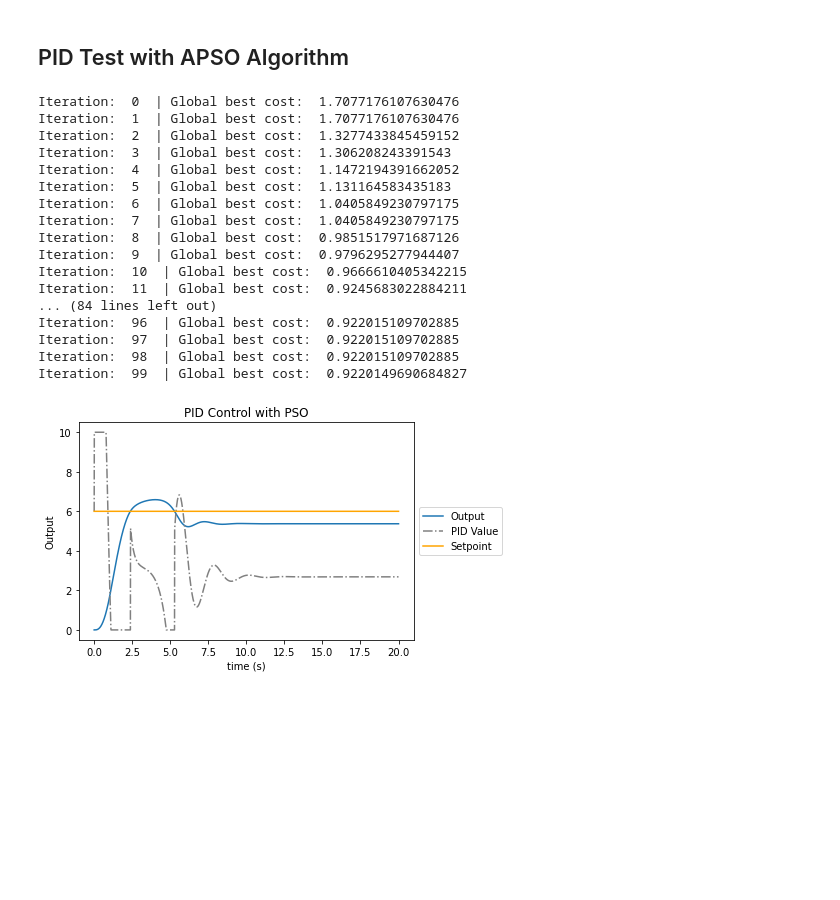
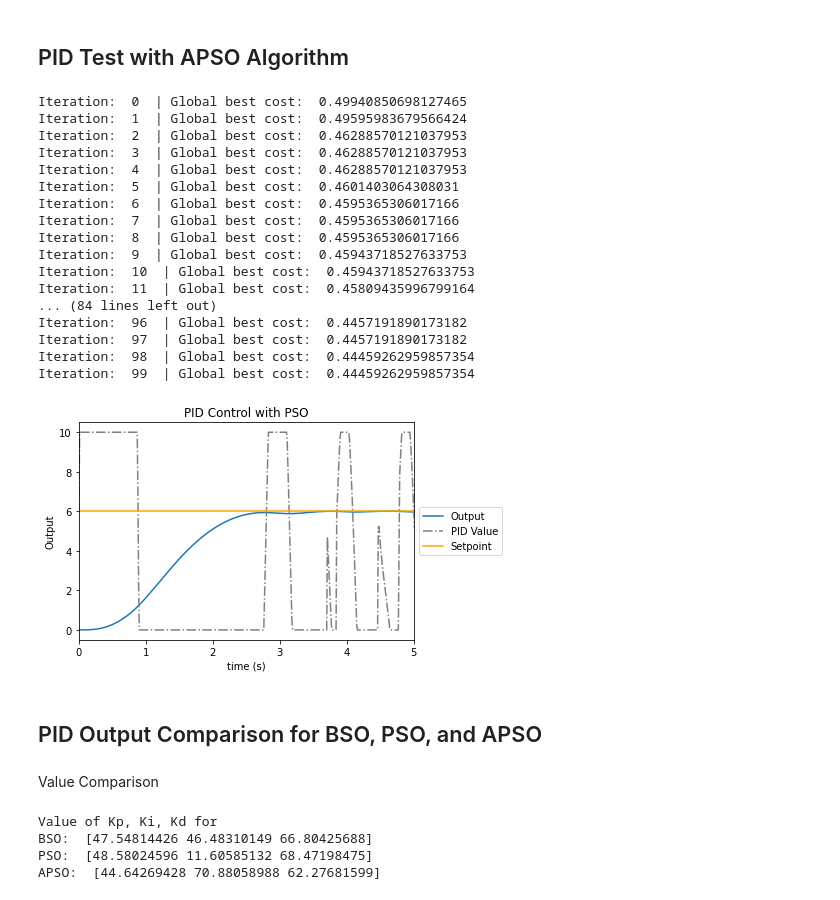
Before and after one commit to Vermillord/KP_Codes, a Jupyter notebook: KP_Notes.ipynb, the cells around one changed output. Cells and saved outputs as stored; diff of their text form; code cells hidden in the pictures; blank space fills up the shorter version.

Commit message:
compared pso, apso, bso method for pid controller

```diff
--- a/KP_Notes.ipynb
+++ b/KP_Notes.ipynb
@@ -1937,7 +1937,7 @@ plt.show()
 # %% [markdown]
 ## PID Test with APSO Algorithm
 # %%
-def APSO(costf, n_param, particles, rng, iterate_max):
+def APSO(costf, n_param, particles, lb, ub, iterate_max):
     # Define the constants
     alpha0 = 0.5
     beta = 0.3
@@ -1945,7 +1945,7 @@ def APSO(costf, n_param, particles, rng, iterate_max):
     iterate = 0
 
     # Setup the initial conditions for position and velocity arrays
-    ppos_vector = np.random.uniform(-rng, rng, (particles, n_param))
+    ppos_vector = np.random.uniform(lb, ub, (particles, n_param))
     gbest_pos = np.zeros(n_param)
     gfit_value = 1e100
 
@@ -1980,36 +1980,50 @@ def APSO(costf, n_param, particles, rng, iterate_max):
 
     return ppos_vector, gbest_pos
 # %%
-aswarm = APSO(PIDcost, 3, 25, 1.5, 100)
+aswarm = APSO(PIDcost, 3, 25, 0, 100, 100)
 # %% [output]
-Iteration:  0  | Global best cost:  1.7077176107630476
-Iteration:  1  | Global best cost:  1.7077176107630476
-Iteration:  2  | Global best cost:  1.3277433845459152
-Iteration:  3  | Global best cost:  1.306208243391543
-Iteration:  4  | Global best cost:  1.1472194391662052
-Iteration:  5  | Global best cost:  1.131164583435183
-Iteration:  6  | Global best cost:  1.0405849230797175
-Iteration:  7  | Global best cost:  1.0405849230797175
-Iteration:  8  | Global best cost:  0.9851517971687126
-Iteration:  9  | Global best cost:  0.9796295277944407
-Iteration:  10  | Global best cost:  0.9666610405342215
-Iteration:  11  | Global best cost:  0.9245683022884211
+Iteration:  0  | Global best cost:  0.49940850698127465
+Iteration:  1  | Global best cost:  0.49595983679566424
+Iteration:  2  | Global best cost:  0.46288570121037953
+Iteration:  3  | Global best cost:  0.46288570121037953
+Iteration:  4  | Global best cost:  0.46288570121037953
+Iteration:  5  | Global best cost:  0.4601403064308031
+Iteration:  6  | Global best cost:  0.4595365306017166
+Iteration:  7  | Global best cost:  0.4595365306017166
+Iteration:  8  | Global best cost:  0.4595365306017166
+Iteration:  9  | Global best cost:  0.45943718527633753
+Iteration:  10  | Global best cost:  0.45943718527633753
+Iteration:  11  | Global best cost:  0.45809435996799164
 ... (84 lines left out)
-Iteration:  96  | Global best cost:  0.922015109702885
-Iteration:  97  | Global best cost:  0.922015109702885
-Iteration:  98  | Global best cost:  0.922015109702885
-Iteration:  99  | Global best cost:  0.9220149690684827
+Iteration:  96  | Global best cost:  0.4457191890173182
+Iteration:  97  | Global best cost:  0.4457191890173182
+Iteration:  98  | Global best cost:  0.44459262959857354
+Iteration:  99  | Global best cost:  0.44459262959857354
 # %%
 t_2, y_2, PID_2, err_2, u_2 = PID_Control(aswarm[1], 0, 3)
 # %%
 plt.title("PID Control with PSO")
-#plt.xlim(0,5)
+plt.xlim(0,5)
 plt.xlabel("time (s)")
 plt.ylabel("Output")
 plt.plot(t_2, y_2, label='Output')
 plt.plot(t_2, PID_2, label='PID Value', color='gray', linestyle='-.')
 plt.plot(t_2, u_2, label='Setpoint', color='orange')
 plt.legend(loc='center left', bbox_to_anchor=(1, 0.5))
 plt.show()
 # %% [output]
-[figure, old version]
+[figure, new version]
+# %% [markdown]
+## PID Output Comparison for BSO, PSO, and APSO
+# %% [markdown]
+Value Comparison
+# %%
+print("Value of Kp, Ki, Kd for")
+print("BSO: ", idea)
+print("PSO: ", swarm[1])
+print("APSO: ", aswarm[1])
+# %% [output]
+Value of Kp, Ki, Kd for
+BSO:  [47.54814426 46.48310149 66.80425688]
+PSO:  [48.58024596 11.60585132 68.47198475]
+APSO:  [44.64269428 70.88058988 62.27681599]
```
Also changed, not shown: parts of 3 cells of this notebook.
